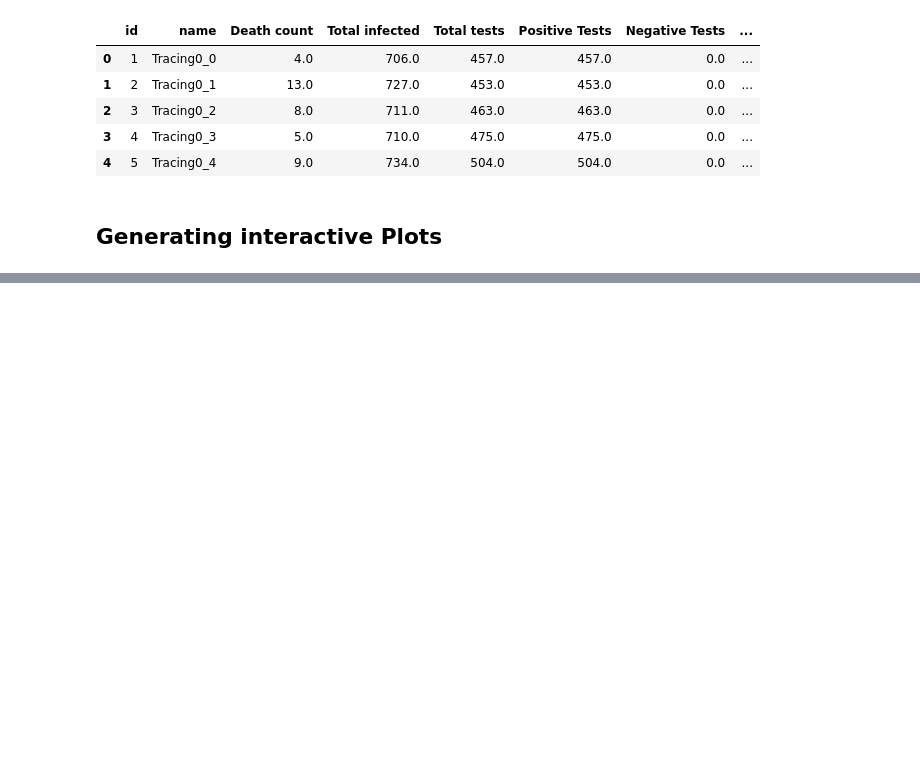
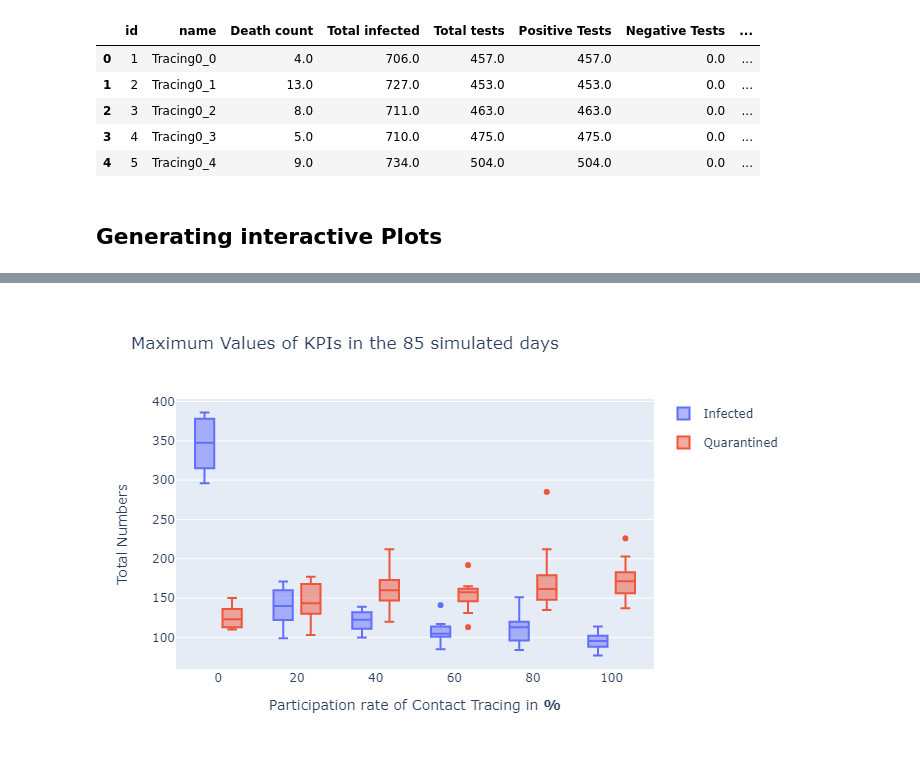
Before and after one commit to PimvanderLoos/c18-virus-model, a Jupyter notebook: results/results.ipynb, the cells around one changed output, grey strips where cells are left out. Saved outputs shown, nothing was run; the diff lists cells and outputs as text; code cells hidden in the pictures; blank space fills up the shorter version.

```diff
--- a/results/results.ipynb
+++ b/results/results.ipynb
@@ -69,10 +70,11 @@ fig.update_layout(boxmode='group')
 fig.update_yaxes(title_text= "Total Numbers")
 fig.update_xaxes(title_text="Participation rate of Contact Tracing in <b>%</b> ")
 fig.update_layout(
-    autosize=False,
+    autosize=True,
     width=800,
     height=800
 )
 fig.show()
+# fig.show("png")
 # fig.write_html("plots/Peak_KPIs1_Box.html")
 # %% [output]
@@ -80,3 +81,4 @@ fig.show()
+[figure, added]
 # %%
 fig = go.Figure()
 fig.add_trace(go.Box(x=df_10["participation"], y=df_10['Peak Infected Quarantined'],
```
Also changed, not shown: parts of 3 cells of this notebook, 3 other files.
